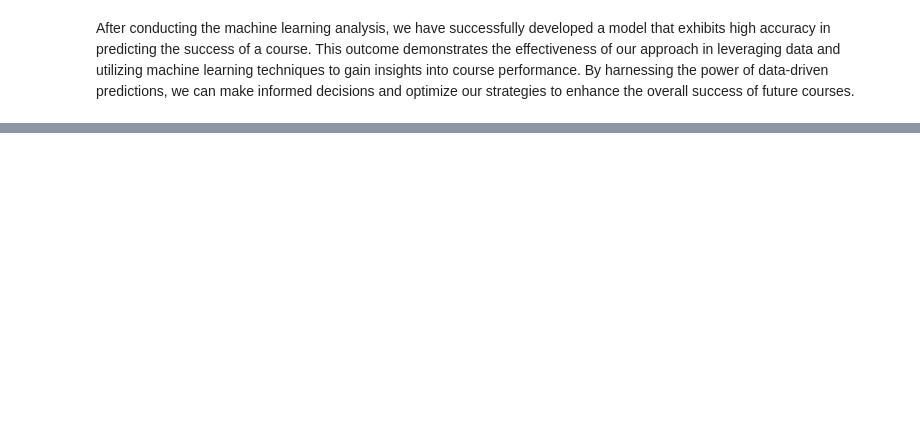
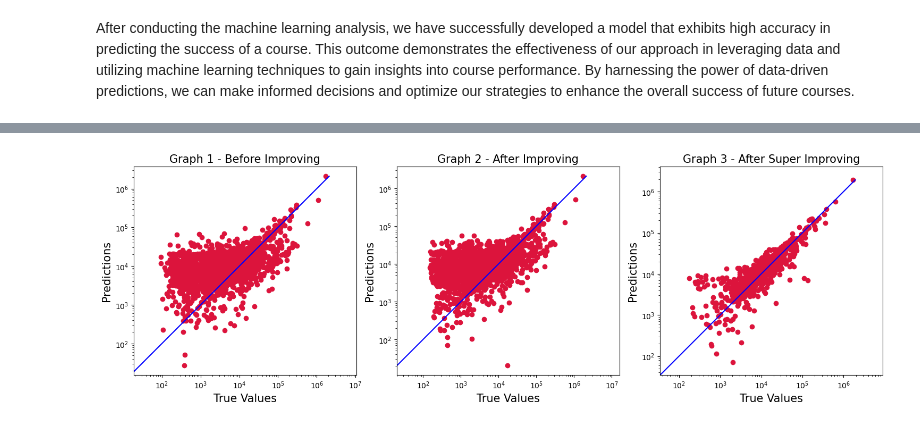
Before and after one commit to Yulisot/Udemy-Course-Success-Analysis-Exploring-Trends-and-Predicting-Course-Outcomes, a Jupyter notebook: Udemy_project .ipynb, the cells around one changed output, grey strips where cells are left out. Saved outputs shown, nothing was run; the diff lists cells and outputs as text; code cells hidden in the pictures; blank space fills up the shorter version.

```diff
--- a/Udemy_project .ipynb
+++ b/Udemy_project .ipynb
@@ -759,0 +872,14 @@ dtype: int64
+# %%
+# Filter rows with accuracy percentages higher than 50
+df_Super_Improve = dfExamplePred[dfExamplePred['percentage'] > 50]
+
+X_Super_Improve = df3.loc[df_Super_Improve.index].drop(columns=['Students Enrolled'])
+y_Super_Improve = df3.loc[df_Super_Improve.index]['Students Enrolled']
+
+X_train_Super_Improve, X_test_Super_Improve, y_train_Super_Improve, y_test_Super_Improve = train_test_split(X_Super_Improve, y_Super_Improve, test_size=0.2, random_state=42)
+LM_Super_Improve = LinearRegression()
+LM_Super_Improve.fit(X_train_Super_Improve, y_train_Super_Improve)
+
+y_pred_Super_Improve = LM_Super_Improve.predict(X_test_Super_Improve)
+r2_norm_Super_Improve = r2_score(y_test_Super_Improve, y_pred_Super_Improve)
+print("Normalized R-squared score on filtered dataset:", r2_norm_Super_Improve.round(4))
@@ -759,0 +930,46 @@ dtype: int64
+# %%
+plt.figure(figsize=(15, 5))
+
+# Subplot 1: Predictions before improving
+plt.subplot(1, 3, 1)
+plt.scatter(y_test1, y_pred1, c='crimson')
+plt.yscale('log')
+plt.xscale('log')
+p1 = max(max(y_test1), max(y_pred1))
+p2 = min(min(y_test1), min(y_pred1))
+plt.plot([p1, p2], [p1, p2], 'b-')
+plt.xlabel('True Values', fontsize=15)
+plt.ylabel('Predictions', fontsize=15)
+plt.title('Graph 1 - Before Improving', fontsize=15)
+plt.axis('equal')
+
+# Subplot 2: Predictions after improving
+plt.subplot(1, 3, 2)
+plt.scatter(y_test2, y_pred2, c='crimson')
+plt.yscale('log')
+plt.xscale('log')
+p1 = max(max(y_test2), max(y_pred2))
+p2 = min(min(y_test2), min(y_pred2))
+plt.plot([p1, p2], [p1, p2], 'b-')
+plt.xlabel('True Values', fontsize=15)
+plt.ylabel('Predictions', fontsize=15)
+plt.title('Graph 2 - After Improving', fontsize=15)
+plt.axis('equal')
+
+# Subplot 3: Predictions after super improving
+plt.subplot(1, 3, 3)
+plt.scatter(y_test_Super_Improve, y_pred_Super_Improve, c='crimson')
+plt.yscale('log')
+plt.xscale('log')
+p1 = max(max(y_test_Super_Improve), max(y_pred_Super_Improve))
+p2 = min(min(y_test_Super_Improve), min(y_pred_Super_Improve))
+plt.plot([p1, p2], [p1, p2], 'b-')
+plt.xlabel('True Values', fontsize=15)
+plt.ylabel('Predictions', fontsize=15)
+plt.title('Graph 3 - After Super Improving', fontsize=15)
+plt.axis('equal')
+
+plt.tight_layout()
+plt.show()
+# %% [output]
+[figure, added]
```
Also changed, not shown: parts of 35 cells of this notebook.
